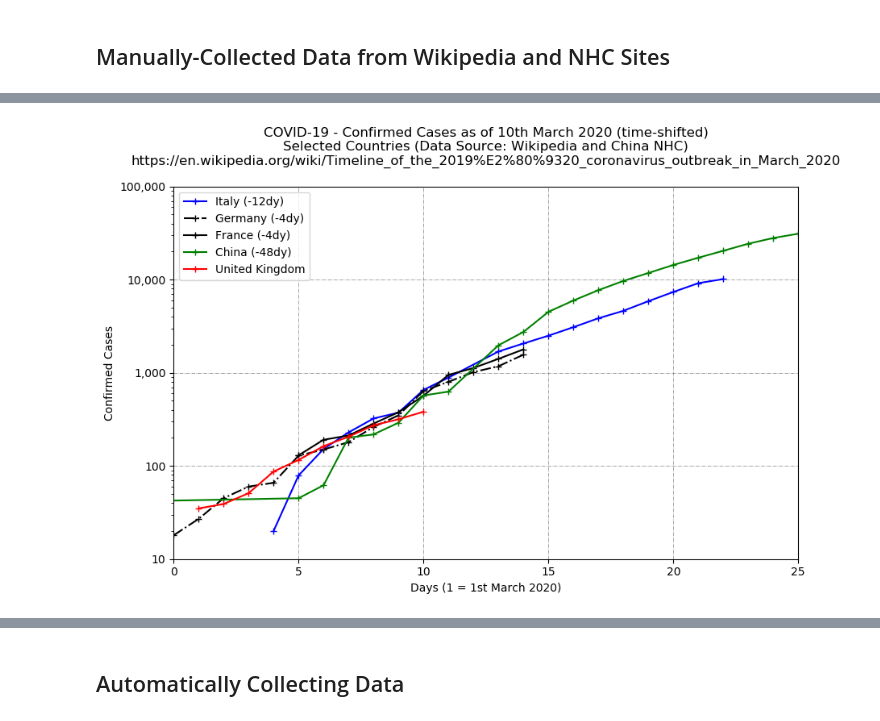
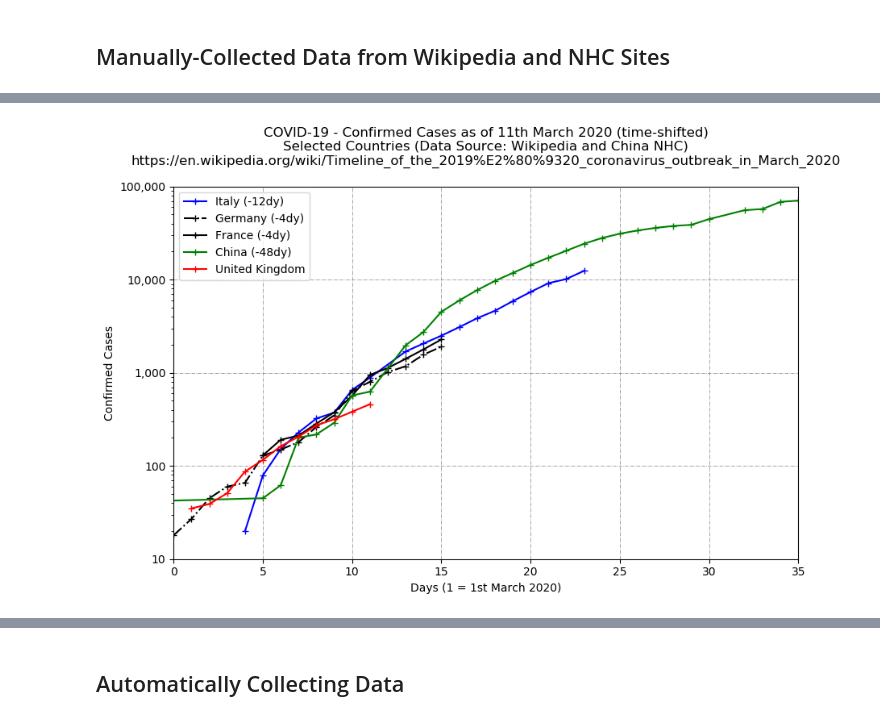
Before and after one commit to hywelowen/coronavirusgraphs, a Jupyter notebook: coronavirus.ipynb, the cells around one changed output, grey strips where cells are left out. Drawn from its saved outputs; the diff is of its cells as text; code cells hidden in the pictures.

```diff
--- a/coronavirus.ipynb
+++ b/coronavirus.ipynb
@@ -26,17 +26,30 @@ plt.style.use('default')
 # http://www.nhc.gov.cn/xcs/yqtb/list_gzbd.shtml
 # Some data updated 9th March 2020
 
-days_uk = np.array([1,2,3,4,5,6,7,8,9,10]) # Days in March
-cases_uk = np.array([35,39,51,87,116,163,206,273,317,382]) # UK Confirmed Cases in March
+days_uk = np.array([1,2,3,4,5,6,7,8,9,10,11]) # Days in March
+cases_uk = np.array([35,39,51,87,116,163,206,273,317,382,460]) # UK Confirmed Cases in March
+cases_uk_growth = [100*(cases_uk[i]-cases_uk[i-1])/cases_uk[i-1] for i in range(1,len(cases_uk))]
+cases_uk_growth_ratio = [(cases_uk[i]-cases_uk[i-1])/(cases_uk[i-1]-cases_uk[i-2]) for i in range(2,len(cases_uk))]
 
-days_germany =np.array( [25, 26, 27, 28, 29,29+1,29+2,29+3,29+4,29+5,29+6,29+7,29+8,29+9,29+10])# Days since 1st February
-cases_germany = np.array([18, 27, 45, 60, 66, 129,150,180,262,349,639,800,1018,1176,1565]) # Germany Confirmed Cases
 
-days_france =np.array( [1,2,3,4,5,6,7,8,9,10])# Days in March
-cases_france = np.array([130,191,212,285,377,567,949,1126,1412,1784]) # France Confirmed Cases in March
+days_germany =np.array( [25, 26, 27, 28, 29,29+1,29+2,29+3,29+4,29+5,29+6,29+7,29+8,29+9,29+10,29+11])# Days since 1st February
+cases_germany = np.array([18, 27, 45, 60, 66, 129,150,180,262,349,639,800,1018,1176,1565,1908]) # Germany Confirmed Cases
+cases_germany_growth = [100*(cases_germany[i]-cases_germany[i-1])/cases_germany[i-1] for i in range(1,len(cases_germany))]
+cases_germany_growth_ratio = [(cases_germany[i]-cases_germany[i-1])/(cases_germany[i-1]-cases_germany[i-2]) for i in range(2,len(cases_germany))]
 
-days_italy =np.array( [21, 22, 23, 24, 25, 26, 27, 28, 29+1,29+2,29+3,29+4,29+5,29+6,29+7,29+8,29+9,29+10]) # Days since 1st February
-cases_italy = np.array([20, 79, 152, 229, 323, 374, 655, 888, 1694,2064,2502,3089,3850,4628,5875,7375,9172,10149]) # Italy Confirmed Cases
+
+days_france =np.array( [1,2,3,4,5,6,7,8,9,10,11])# Days in March
+cases_france = np.array([130,191,212,285,377,567,949,1126,1412,1784,2281]) # France Confirmed Cases in March
+cases_france_growth = [100*(cases_france[i]-cases_france[i-1])/cases_france[i-1] for i in range(1,len(cases_france))]
+cases_france_growth_ratio = [(cases_france[i]-cases_france[i-1])/(cases_france[i-1]-cases_france[i-2]) for i in range(2,len(cases_france))]
+
+
+days_italy =np.array( [21, 22, 23, 24, 25, 26, 27, 28, 29+1,29+2,29+3,29+4,29+5,29+6,29+7,29+8,29+9,29+10,29+11]) # Days since 1st February
+cases_italy = np.array([20, 79, 152, 229, 323, 374, 655, 888, 1694,2064,2502,3089,3850,4628,5875,7375,9172,10149,12462]) # Italy Confirmed Cases
+cases_italy_growth = [100*(cases_italy[i]-cases_italy[i-1])/cases_italy[i-1] for i in range(1,len(cases_italy))]
+cases_italy_growth_ratio = [(cases_italy[i]-cases_italy[i-1])/(cases_italy[i-1]-cases_italy[i-2]) for i in range(2,len(cases_italy))]
+
+
 #deaths_italy = np.array([1,2,3,7,12,17,21,29,34,52,80,107,148,197,233,366]) # Italy Confirmed Deaths
 
 days_usa =np.array( [20,21,24,26,28,29,29+1,29+2,29+3,29+4,29+5,29+6,29+7,29+8,29+9]) # Days since 1st February
@@ -48,8 +61,10 @@ cases_skorea = np.array([28,29,30,31,51,104,204,433,602,833,977,1261,1766,2337,3
 days_china =np.array( [-31+9,-31+17,-31+18,-31+19,-31+20,-31+21,-31+22,-31+23,-31+25,-31+26,-31+27,-31+28,-31+29,-31+30,0,1,2,3,4,5,6,7,8,9,10,11,13,14,15,16,18,20,22,24,26,28,29+1,29+3,29+4,29+5,29+6,29+7])# Days since 1st February
 cases_china = np.array([41,45,62,201,218,291,571,628,1975,2744,4515,5974,7711,9692,11791,14380,17205,20438,24324,28018,31161,33738,35982,37726,38800,44653,55748,57416,68500,70548,74185,75465,76936,77658,78497,79251,80026,80270,80409,80552,80651,80695]) # China Confirmed Cases
 
-days_iran =np.array( [19,20,21,22,23,24,25,26,27,28,29,29+1,29+2,29+3,29+5,29+6,29+7,29+8,29+9,29+10]) # Days since 1st February
-cases_iran = np.array([2,5,18,28,43,61,95,139,245,388,593,978,1501,2336,3513,4747,5823,6566,7161,8042]) # Iran Confirmed Cases
+days_iran =np.array( [19,20,21,22,23,24,25,26,27,28,29,29+1,29+2,29+3,29+5,29+6,29+7,29+8,29+9,29+10,29+11]) # Days since 1st February
+cases_iran = np.array([2,5,18,28,43,61,95,139,245,388,593,978,1501,2336,3513,4747,5823,6566,7161,8042,9000]) # Iran Confirmed Cases
 
 days_india =np.array( [2,4,5,6,8,9,10])# Days in March
 cases_india = np.array([6,29,30,31,39,44,62]) # India Confirmed Cases in March
+
+cases_italy_growth_ratio
@@ -56,27 +127,27 @@ cases_india = np.array([6,29,30,31,39,44,62]) # India Confirmed Cases in March
 # %%
 plt.figure(figsize=(10,6))
 plt.plot(days_italy-29+12, cases_italy,'b+-')
 plt.plot(days_germany-29+4, cases_germany,'k+-.')
 plt.plot(days_france+4, cases_france,'k+-')
 #plt.plot(days_usa-29+2, cases_usa,'ro-')
 #plt.plot(days_skorea-29+15, cases_skorea,'k-')
 plt.plot(days_china-29+48, cases_china,'g+-')
 #plt.plot(days_iran-29+10, cases_iran,'b-')
 #plt.plot(days_india-6, cases_india,'b-.')
 plt.plot(days_uk, cases_uk,'r+-')
 plt.grid(linestyle='-.', linewidth='0.5', color='gray')
 plt.yscale('log')
-plt.ylim(10,5000)
-plt.xlim(0,20)
-plt.xticks(np.arange(0,30,5))
-plt.yticks([10,100,1000,10000,1e5],['10','100','1,000','10,000','100,000'])
+plt.ylim(10,1000)
+plt.xlim(0,35)
+plt.xticks(np.arange(0,40,5))
+plt.yticks([10,100,1000,1e4,1e5],['10','100','1,000','10,000','100,000'])
 plt.xlabel('Days (1 = 1st March 2020)')
 plt.ylabel('Confirmed Cases')
 plt.legend(['Italy (-12dy)','Germany (-4dy)','France (-4dy)','China (-48dy)','United Kingdom'])
-plt.title('COVID-19 - Confirmed Cases as of 10th March 2020 (time-shifted)\nSelected Countries (Data Source: Wikipedia and China NHC)\nhttps://en.wikipedia.org/wiki/Timeline_of_the_2019%E2%80%9320_coronavirus_outbreak_in_March_2020\n')
+plt.title('COVID-19 - Confirmed Cases as of 11th March 2020 (time-shifted)\nSelected Countries (Data Source: Wikipedia and China NHC)\nhttps://en.wikipedia.org/wiki/Timeline_of_the_2019%E2%80%9320_coronavirus_outbreak_in_March_2020\n')
 plt.savefig("coronaviruscaseswikipedia.png")
 # %% [output]
-[figure, old version]
+[figure, new version]
 # %%
 # This model should NOTE be used for any predictive purposes. This is NOT an epidemiology model.
 # There is NO implied fitness of use for this code.
```
Also changed, not shown: parts of 19 cells of this notebook, 8 other files.
